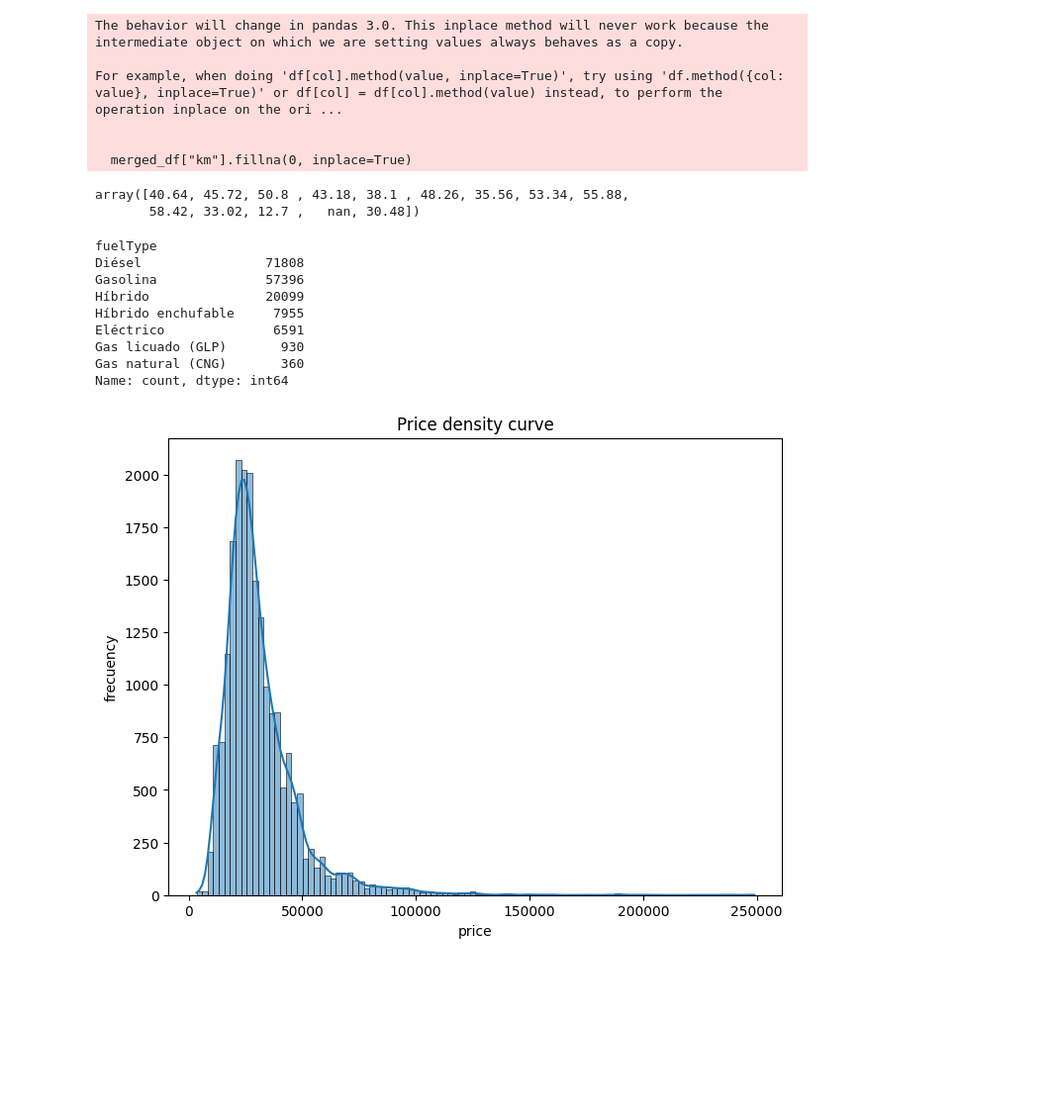
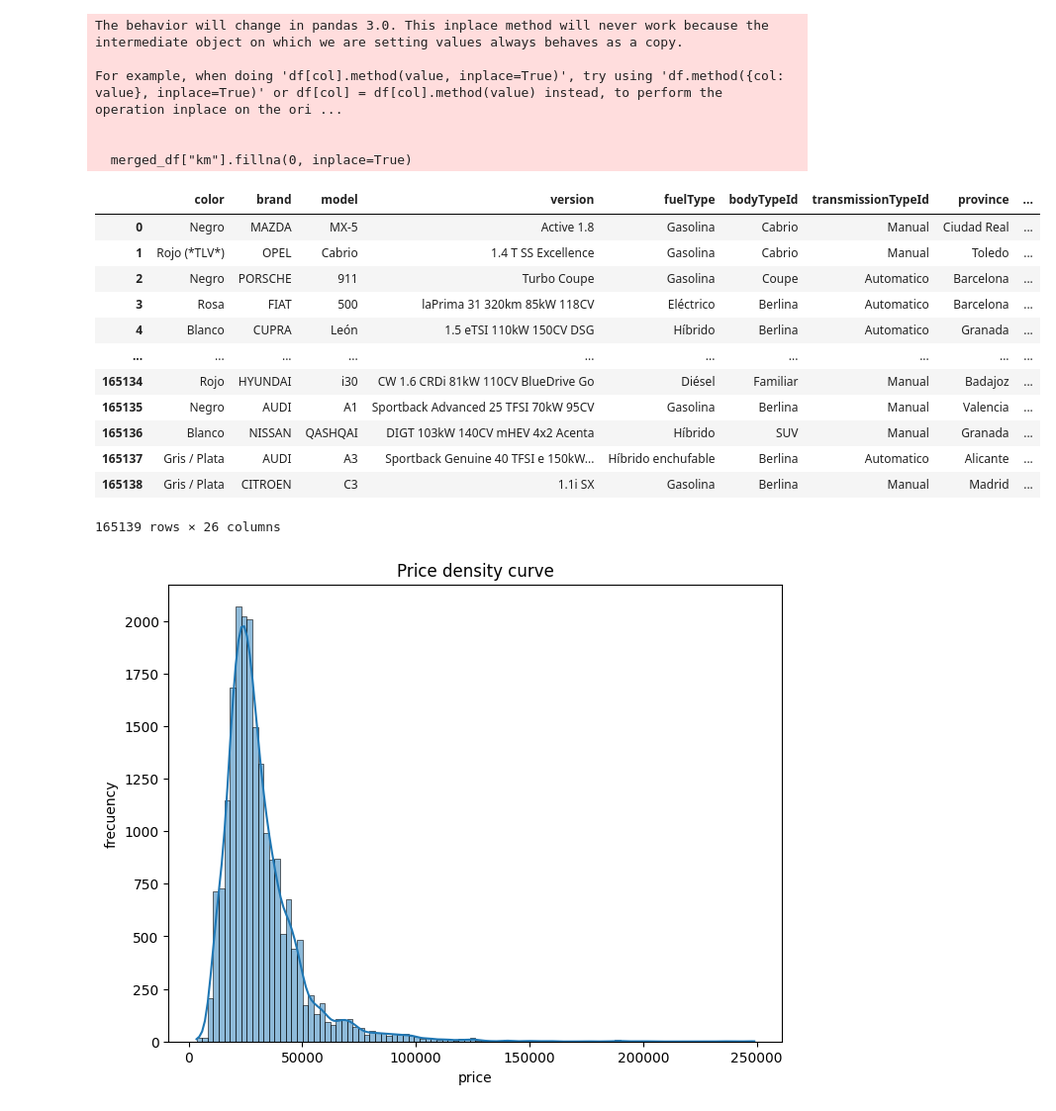
Before and after one commit to Lingfeng555/Cars_Price_Prediction, a Jupyter notebook: CART/Cart3.ipynb, the cells around one changed output. Shown: that part at 99% size. Drawn from its saved outputs; the diff is of its cells as text; code cells hidden in the pictures; blank space fills up the shorter version.

```diff
--- a/CART/Cart3.ipynb
+++ b/CART/Cart3.ipynb
@@ -37,23 +38,22 @@ For example, when doing 'df[col].method(value, inplace=True)', try using 'df.met
 
 
   merged_df["km"].fillna(0, inplace=True)
-# %%
-data["Llantas_Diametro_cm"].unique()
-# %% [output]
-array([40.64, 45.72, 50.8 , 43.18, 38.1 , 48.26, 35.56, 53.34, 55.88,
-       58.42, 33.02, 12.7 ,   nan, 30.48])
-# %%
-data["fuelType"].value_counts()
-# %% [output]
-fuelType
-Diésel                71808
-Gasolina              57396
-Híbrido               20099
-Híbrido enchufable     7955
-Eléctrico              6591
-Gas licuado (GLP)       930
-Gas natural (CNG)       360
-Name: count, dtype: int64
+# %%
+data.select_dtypes(include=['category'])
+# %% [output]
+|  | color | brand | model | version | fuelType | bodyTypeId | transmissionTypeId | province | ... |
+| 0 | Negro | MAZDA | MX-5 | Active 1.8 | Gasolina | Cabrio | Manual | Ciudad Real | ... |
+| 1 | Rojo (*TLV*) | OPEL | Cabrio | 1.4 T SS Excellence | Gasolina | Cabrio | Manual | Toledo | ... |
+| 2 | Negro | PORSCHE | 911 | Turbo Coupe | Gasolina | Coupe | Automatico | Barcelona | ... |
+| 3 | Rosa | FIAT | 500 | laPrima 31 320km 85kW 118CV | Eléctrico | Berlina | Automatico | Barcelona | ... |
+| 4 | Blanco | CUPRA | León | 1.5 eTSI 110kW 150CV DSG | Híbrido | Berlina | Automatico | Granada | ... |
+| ... | ... | ... | ... | ... | ... | ... | ... | ... | ... |
+| 165134 | Rojo | HYUNDAI | i30 | CW 1.6 CRDi 81kW 110CV BlueDrive Go | Diésel | Familiar | Manual | Badajoz | ... |
+| 165135 | Negro | AUDI | A1 | Sportback Advanced 25 TFSI 70kW 95CV | Gasolina | Berlina | Manual | Valencia | ... |
+| 165136 | Blanco | NISSAN | QASHQAI | DIGT 103kW 140CV mHEV 4x2 Acenta | Híbrido | SUV | Manual | Granada | ... |
+| 165137 | Gris / Plata | AUDI | A3 | Sportback Genuine 40 TFSI e 150kW... | Híbrido enchufable | Berlina | Automatico | Alicante | ... |
+| 165138 | Gris / Plata | CITROEN | C3 | 1.1i SX | Gasolina | Berlina | Manual | Madrid | ... |
+165139 rows × 26 columns
 # %%
 def hist_plot(arr, n_bins, title = "hist_plot", x_label = "price", y_label="frecuency"):
     plt.figure(figsize=(8, 6))
```
Also changed, not shown: parts of 10 cells of this notebook, 1 other file.
